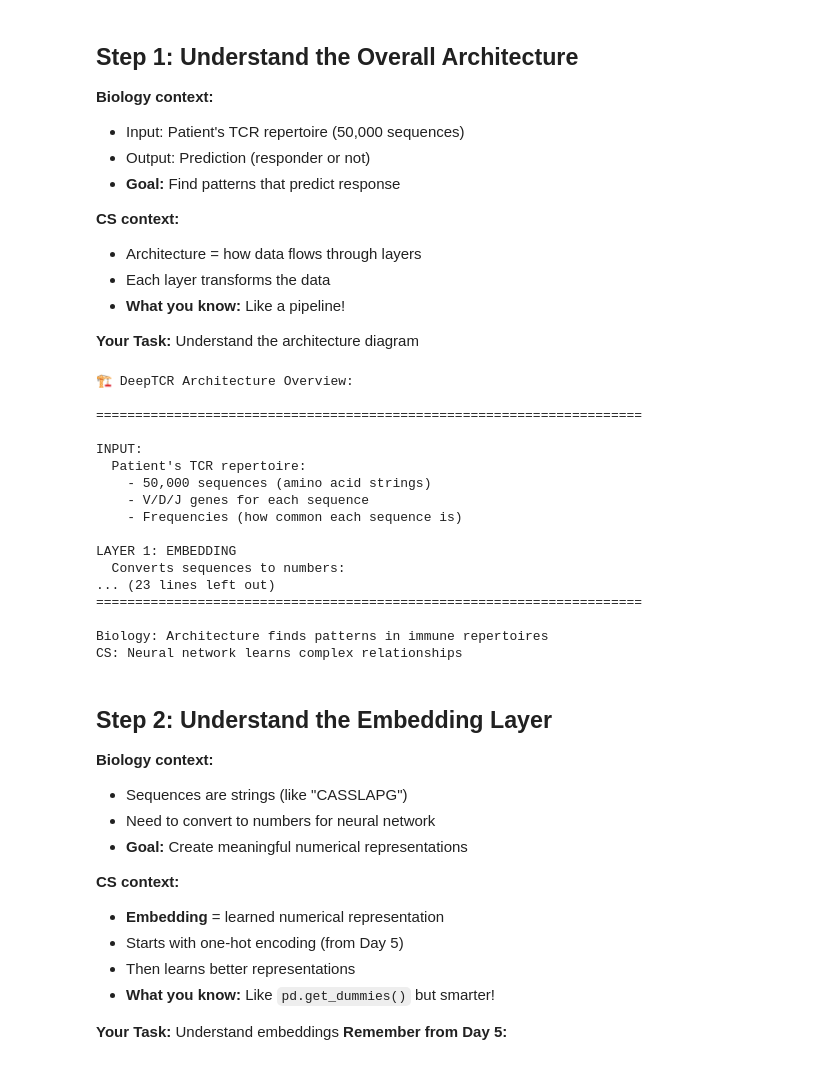
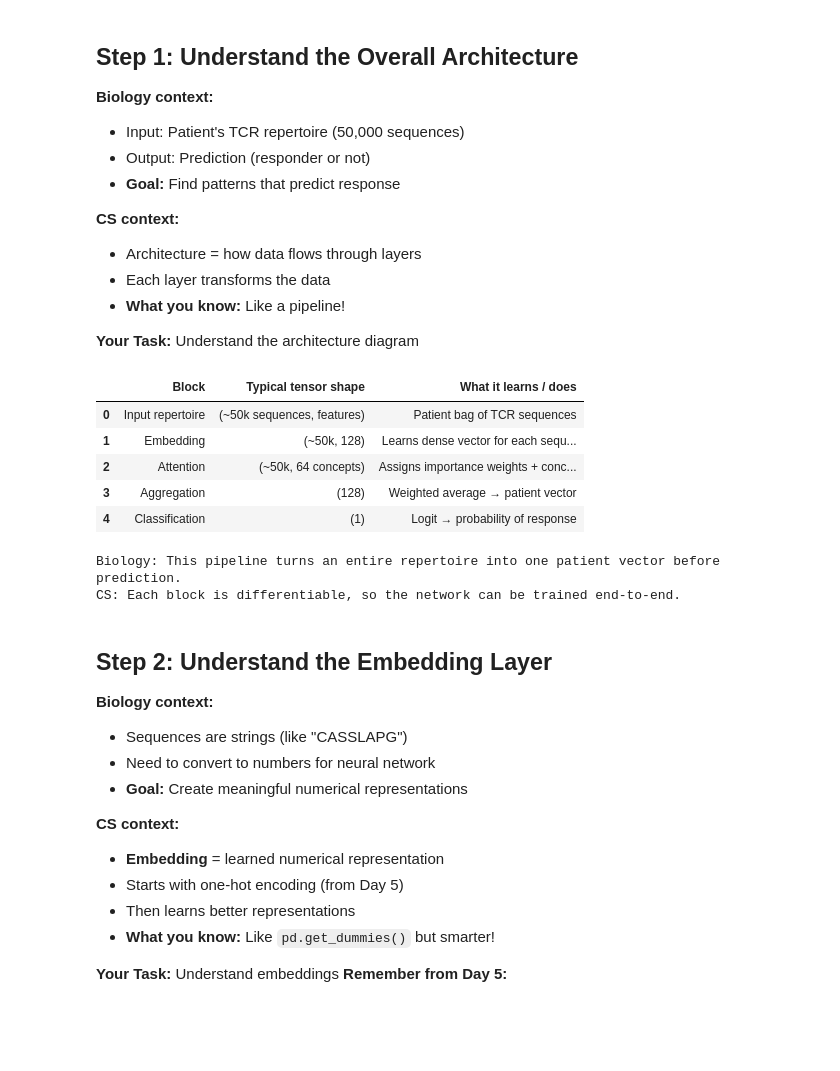
Before and after one commit to MateenahJAHAN/Deep-TCR---New-Implementation, a Jupyter notebook: Day_08.5_DeepTCR_Architecture/Day_08.5_DeepTCR_Architecture.executed.ipynb, the cells around one changed output. Drawn from its saved outputs; the diff is of its cells as text; code cells hidden in the pictures; blank space fills up the shorter version.

```diff
--- a/Day_08.5_DeepTCR_Architecture/Day_08.5_DeepTCR_Architecture.executed.ipynb
+++ b/Day_08.5_DeepTCR_Architecture/Day_08.5_DeepTCR_Architecture.executed.ipynb
@@ -230,62 +239,27 @@ patients    baselines    MIL math         layer by layer
 - **What you know:** Like a pipeline!
 
 **Your Task:** Understand the architecture diagram
-# %%
-print("🏗️ DeepTCR Architecture Overview:")
-print("\n" + "="*70)
-print("")
-print("INPUT:")
-print("  Patient's TCR repertoire:")
-print("    - 50,000 sequences (amino acid strings)")
-print("    - V/D/J genes for each sequence")
-print("    - Frequencies (how common each sequence is)")
-print("")
-print("LAYER 1: EMBEDDING")
-print("  Converts sequences to numbers:")
-print("    - Sequences → vectors (learned representations)")
-print("    - Like translating words to numbers")
-print("")
-print("LAYER 2: ATTENTION (KEY!)")
-print("  Learns which sequences matter:")
-print("    - Calculates importance scores")
-print("    - Assigns concepts to sequences")
-print("    - Filters out noise")
-print("")
-print("LAYER 3: AGGREGATION")
-print("  Combines information:")
-print("    - Weighted average based on attention")
-print("    - Creates repertoire-level representation")
-print("")
-print("LAYER 4: CLASSIFICATION")
-print("  Makes prediction:")
-print("    - Responder (1) or Non-responder (0)")
-print("    - Probability score (0.0 to 1.0)")
-print("")
-print("OUTPUT:")
-print("  Prediction: Will patient respond?")
-print("  Attention weights: Which sequences matter?")
-print("")
-print("="*70)
-print("\nBiology: Architecture finds patterns in immune repertoires")
-print("CS: Neural network learns complex relationships")
-# %% [output]
-🏗️ DeepTCR Architecture Overview:
-
-======================================================================
-
-INPUT:
-  Patient's TCR repertoire:
-    - 50,000 sequences (amino acid strings)
-    - V/D/J genes for each sequence
-    - Frequencies (how common each sequence is)
-
-LAYER 1: EMBEDDING
-  Converts sequences to numbers:
-... (23 lines left out)
-======================================================================
-
-Biology: Architecture finds patterns in immune repertoires
-CS: Neural network learns complex relationships
+# %%
+layers = [
+    ("Input repertoire", "(~50k sequences, features)", "Patient bag of TCR sequences"),
+    ("Embedding", "(~50k, 128)", "Learns dense vector for each sequence"),
+    ("Attention", "(~50k, 64 concepts)", "Assigns importance weights + concept memberships"),
+    ("Aggregation", "(128)", "Weighted average → patient vector"),
+    ("Classification", "(1)", "Logit → probability of response")
+]
+arch_df = pd.DataFrame(layers, columns=["Block", "Typical tensor shape", "What it learns / does"])
+display(arch_df)
+print("\nBiology: This pipeline turns an entire repertoire into one patient vector before prediction.")
+print("CS: Each block is differentiable, so the network can be trained end-to-end.")
+# %% [output]
+|  | Block | Typical tensor shape | What it learns / does |
+| 0 | Input repertoire | (~50k sequences, features) | Patient bag of TCR sequences |
+| 1 | Embedding | (~50k, 128) | Learns dense vector for each sequ... |
+| 2 | Attention | (~50k, 64 concepts) | Assigns importance weights + conc... |
+| 3 | Aggregation | (128) | Weighted average → patient vector |
+| 4 | Classification | (1) | Logit → probability of response |
+Biology: This pipeline turns an entire repertoire into one patient vector before prediction.
+CS: Each block is differentiable, so the network can be trained end-to-end.
 # %% [markdown]
 ## Step 2: Understand the Embedding Layer
 
```
Also changed, not shown: parts of 10 cells of this notebook, 1 other file.
